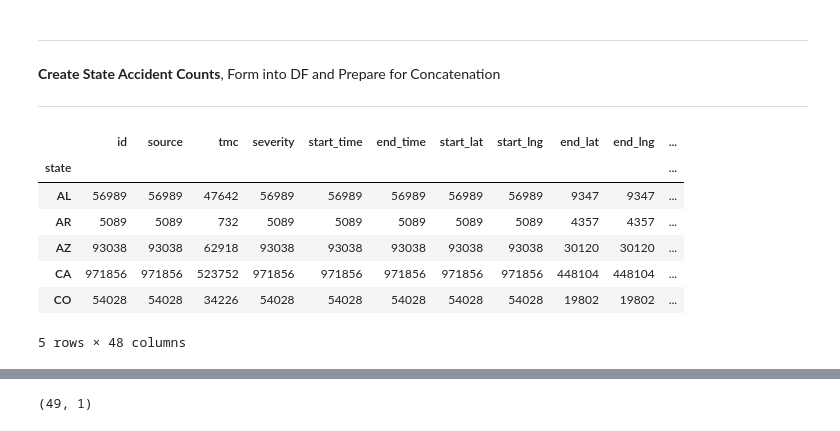
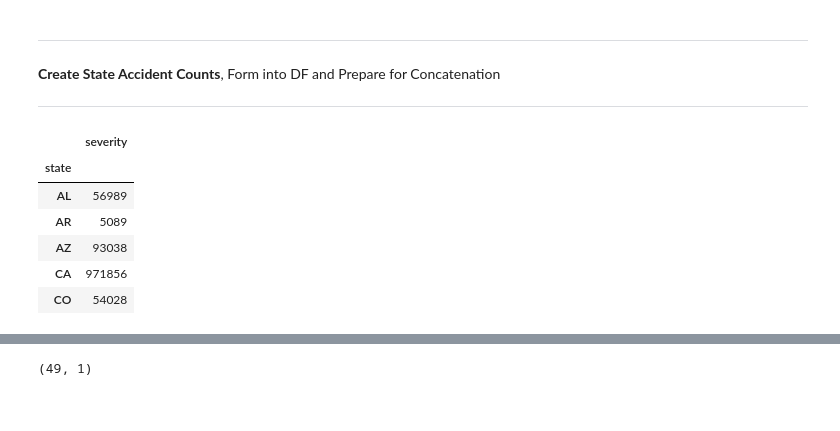
Before and after one commit to dsi-project5/project-5, a Jupyter notebook: us_accident-Copy1.ipynb, the cells around one changed output, grey strips where cells are left out. Drawn from its saved outputs; the diff is of its cells as text; code cells hidden in the pictures.

```diff
--- a/us_accident-Copy1.ipynb
+++ b/us_accident-Copy1.ipynb
@@ -24,3 +23,9 @@ acc_df.head(1)
 # %%
 # lower and eliminate spaces in column names
 acc_df.columns = acc_df.columns.str.lower().str.replace(' ', '_')
+# %%
+# dropping unneccessary columns or columns with lots of nulls
+acc_df.drop(columns = ['id','source','end_lat','end_lng',
+                       'description','number','street',
+                       'country','timezone','weather_timestamp',
+                       'airport_code', 'zipcode', 'tmc'], inplace = True)
@@ -91,17 +116,17 @@ ________
 ________
 # %%
 # Grouping acc_df by state and getting count of all accidents by state
-state_count = acc_df.groupby('state').count()
+# using severity column to get counts but I will change it to a column called counts later.
+state_count = acc_df.groupby('state').count()[['severity']]
 state_count.head()
 # %% [output]
-|  | id | source | tmc | severity | start_time | end_time | start_lat | start_lng | end_lat | end_lng | ... |
-| state |  |  |  |  |  |  |  |  |  |  | ... |
-| AL | 56989 | 56989 | 47642 | 56989 | 56989 | 56989 | 56989 | 56989 | 9347 | 9347 | ... |
-| AR | 5089 | 5089 | 732 | 5089 | 5089 | 5089 | 5089 | 5089 | 4357 | 4357 | ... |
-| AZ | 93038 | 93038 | 62918 | 93038 | 93038 | 93038 | 93038 | 93038 | 30120 | 30120 | ... |
-| CA | 971856 | 971856 | 523752 | 971856 | 971856 | 971856 | 971856 | 971856 | 448104 | 448104 | ... |
-| CO | 54028 | 54028 | 34226 | 54028 | 54028 | 54028 | 54028 | 54028 | 19802 | 19802 | ... |
+|  | severity |
+| state |  |
+| AL | 56989 |
+| AR | 5089 |
+| AZ | 93038 |
+| CA | 971856 |
+| CO | 54028 |
-5 rows × 48 columns
 # %%
 # resetting index to numeric so I can map full state names to abbreviated names
 state_count = state_count.reset_index()
```
Also changed, not shown: parts of 103 cells of this notebook.
